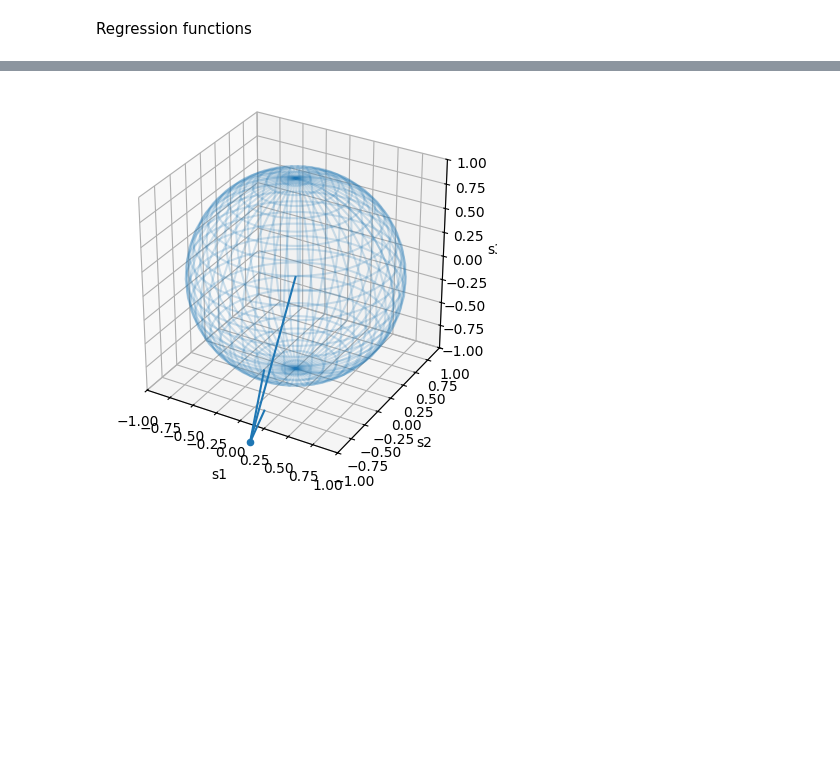
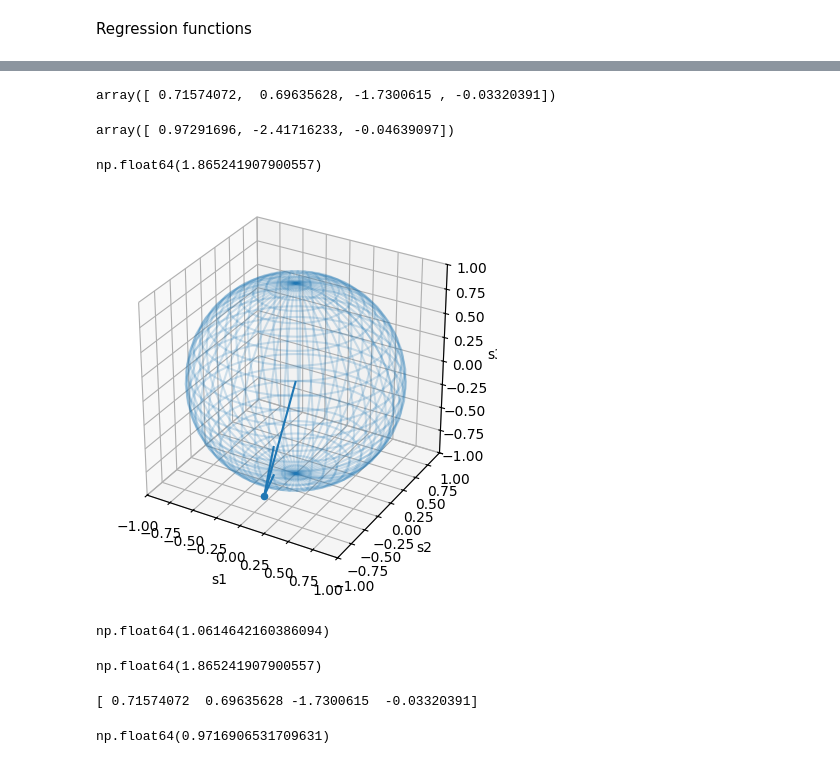
Before and after one commit to BernardoPironio/Polarimetro, a Jupyter notebook: analisis.ipynb, the cells around one changed output, grey strips where cells are left out. Saved outputs shown, nothing was run; the diff lists cells and outputs as text; code cells hidden in the pictures; blank space fills up the shorter version.

```diff
--- a/analisis.ipynb
+++ b/analisis.ipynb
@@ -79,0 +95,5 @@ def normalize_stokes(S):
+# %%
+peaks_volt = find_peaks(medicion['voltaje'])[0]
+peaks_angle = medicion['rad'][peaks_volt]
+norm_number = medicion['voltaje'][peaks_volt].mean()
+norm_number
@@ -80,5 +102,5 @@ def normalize_stokes(S):
 # %%
-medicion = pd.read_csv('Measurements/medicion_manual_v0.1.csv')
-medicion['rad'] = medicion['angulo']*np.pi/180
+
+medicion['voltaje_norm'] = (medicion['voltaje'])/ norm_number
 medicion.head()
 # %% [output]
@@ -91,6 +113,7 @@ medicion.head()
 # %%
-S, coeffs = fit_stokes_from_window(medicion['rad'], medicion['voltaje'])
 
-S, dop = normalize_stokes(S)
+S, coeffs = fit_stokes_from_window(medicion['rad'], medicion['voltaje_norm'])
+
+s, dop = normalize_stokes(S)
 # %% [output]
 Coefficients S0, S1, S2, S3:
@@ -114,0 +142,5 @@ plt.tight_layout()
+# %%
+peaks_volt = find_peaks(medicion['voltaje_norm'])[0]
+peaks_angle = medicion['rad'][peaks_volt]
+norm_number = medicion['voltaje_norm'][peaks_volt].mean()
+norm_number
@@ -119,36 +153,68 @@ np.float64(2.606030174064716)
+# %%
+S
+# %% [output]
+array([ 0.71574072,  0.69635628, -1.7300615 , -0.03320391])
+# %%
+s
+# %% [output]
+array([ 0.97291696, -2.41716233, -0.04639097])
+# %%
+np.sqrt(S[1]**2 + S[2]**2 + S[3]**2)
+# %% [output]
+np.float64(1.865241907900557)
 # %%
 #PARA PLOTEAR EL PUNTO EN LA ESFERA
+raiz = np.sqrt(S[1]**2 + S[2]**2 + S[3]**2)
 
-s1, s2, s3 = S[0], S[1], S[2]
+max_int = medicion['voltaje_norm'].max()
+
+s1, s2, s3 = S[1]/norm_number, S[2]/norm_number, S[3]/norm_number
 
 fig = plt.figure()
 ax = fig.add_subplot(projection='3d')
 
 # --- esfera ---
 u = np.linspace(0, 2*np.pi, 50)
 v = np.linspace(0, np.pi, 25)
 
 x = np.outer(np.cos(u), np.sin(v))
 y = np.outer(np.sin(u), np.sin(v))
 z = np.outer(np.ones_like(u), np.cos(v))
 
 ax.plot_wireframe(x, y, z, alpha=0.2)
 
 # --- vector (flecha) ---
+
 ax.quiver(0, 0, 0, s1, s2, s3)
 
 # --- punto final (opcional pero útil) ---
 ax.scatter(s1, s2, s3)
 
 # --- ejes ---
 ax.set_xlabel("s1")
 ax.set_ylabel("s2")
 ax.set_zlabel("s3")
 
 ax.set_xlim([-1,1])
 ax.set_ylim([-1,1])
 ax.set_zlim([-1,1])
 
 ax.set_box_aspect([1,1,1])
 # %% [output]
-[figure, old version]
+[figure, new version]
+# %%
+max_int
+# %% [output]
+np.float64(1.0614642160386094)
+# %%
+raiz
+# %% [output]
+np.float64(1.865241907900557)
+# %%
+print(S)
+# %% [output]
+[ 0.71574072  0.69635628 -1.7300615  -0.03320391]
+# %%
+(medicion['voltaje'].max()- medicion['voltaje'].min())/(medicion['voltaje'].max()+medicion['voltaje'].min())
+# %% [output]
+np.float64(0.9716906531709631)
```
Also changed, not shown: parts of 10 cells of this notebook, 1 other file.
